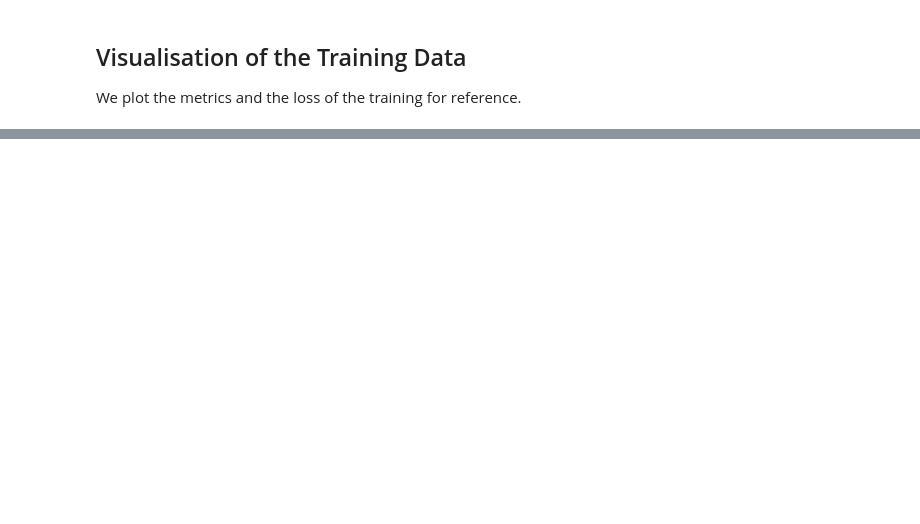
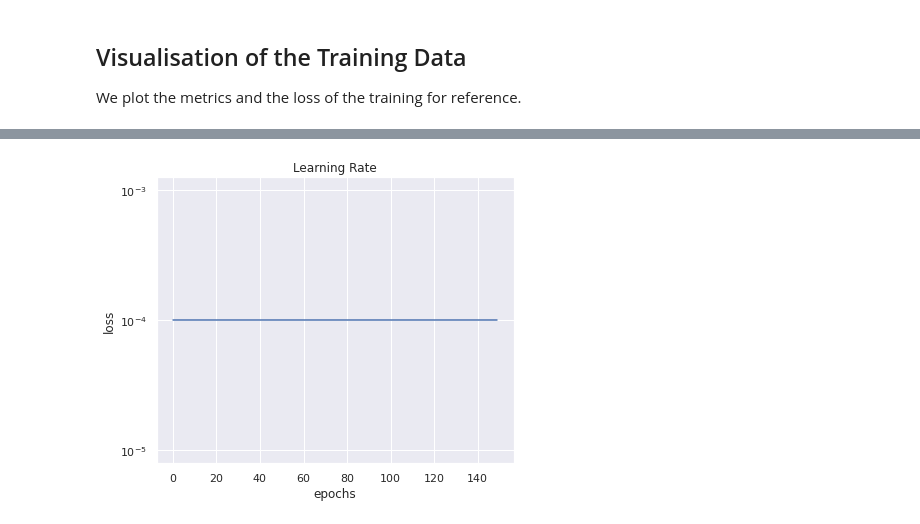
Before and after one commit to thesfinox/ml-cicy-4folds, a Jupyter notebook: cicy4_inception.ipynb, the cells around one changed output, grey strips where cells are left out. Cells and saved outputs as stored; diff of their text form; code cells hidden in the pictures; blank space fills up the shorter version.

```diff
--- a/cicy4_inception.ipynb
+++ b/cicy4_inception.ipynb
@@ -368,0 +364,9 @@ savefig('inception_lr', fig, root=img_dir, show=True)
+# %%
+plot_lr(os.path.join(mod_dir, 'history.json'),
+        out_name='inception_lr',
+        root=img_dir,
+        show=True,
+        save_pdf=True
+       )
+# %% [output]
+[figure, added]
```
Also changed, not shown: parts of 14 cells of this notebook, 8 other files.
